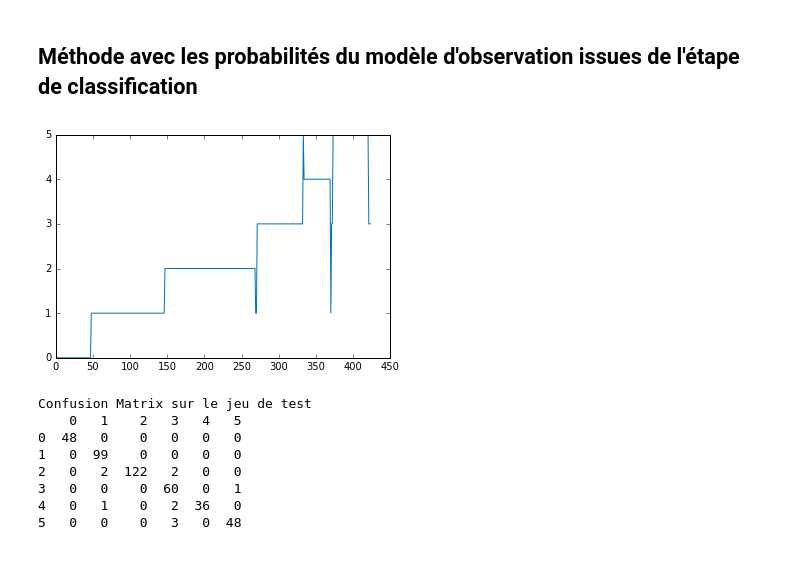
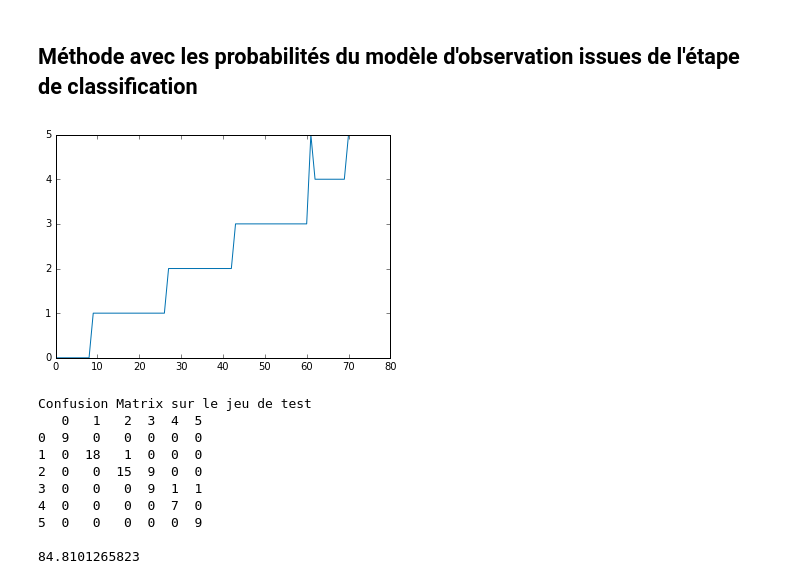
Before and after one commit to Vincent-Robert/Projet-SIGMA, a Jupyter notebook: Script court.ipynb, the cells around one changed output. Cells and saved outputs as stored; diff of their text form; code cells hidden in the pictures.

```diff
--- a/Script court.ipynb
+++ b/Script court.ipynb
@@ -210,7 +210,7 @@ def create_test(test_name, window_length, recouvrement, n):
     test_features[11] = liste_theta_y
 
     test_features = np.transpose(np.array(test_features))
-    test_features = test_features[1 : -1, :]
+    test_features = test_features[ : -1, :]
     return test_features
 # %% [markdown]
 ## Classification
@@ -264,9 +258,9 @@ liste_transitions = [6338, 13822, 18325, 19621, 22352, 25196,
 #[6387, 12431, 26944, 38936, 45825, 47501, 49249, 51276, 53365, ]
 # %%
 train_features, labels_idee = create_train(train_name, window_length, recouvrement, n, liste_labels, liste_transitions)
-classifier1, classifier2, classifier3, pca, scaler = build_model(train_features, labels_idee)
+classifier1, classifier2, pca, scaler = build_model(train_features, labels_idee)
 #classifier, pca, scaler = build_model(train_features, labels_idee)
-prediction_train = actually_predict(classifier1, classifier2, classifier3, train_features, pca, scaler)
+prediction_train = actually_predict(classifier1, classifier2, train_features, pca, scaler)
 #prediction_train = actually_predict(classifier, train_features, pca, scaler)
 print('Prediction sur le train, juste pour voir : ')
 plt.figure()
@@ -288,20 +322,0 @@ plt.show()
-# %%
-# concatenation des tests
-liste_labels = [0, 1, 2, 3, 4, 5]
-y_ideal = np.array([])
-y_pred = np.array([])
-k = 0
-test_liste = ['assis_test.csv', 'debout_test.csv', 'marche_test.csv', 'descenterapide3.csv', 'monte_test.csv', 'courir_test.csv']
-for test_name in test_liste:
-    test_features = create_test(test_name, window_length, recouvrement, n)
-    size = test_features.shape[0]
-    y_ideal = np.concatenate((y_ideal, liste_labels[k]*np.ones(size)))
-    prediction_test = actually_predict(classifier1, classifier2, classifier3, test_features, pca, scaler)
-    y_pred = np.concatenate((y_pred, prediction_test))
-    k = k + 1
-
-plt.figure()
-plt.plot(np.rint(y_pred))
-plt.show()
-print('Confusion Matrix sur le jeu de test')
-print(DataFrame(confusion_matrix(y_ideal, y_pred)))
@@ -501,6 +495,7 @@ plt.show()
 # %% [markdown]
 ## Méthode avec les probabilités du modèle d'observation issues de l'étape de classification
 # %%
+liste_states = [0, 1, 2, 3, 4, 5]
 K = len(liste_states)
 prior = np.ones(K)
 prior = prior/np.sum(prior) # stochastique
@@ -508,10 +503,11 @@ prior = prior/np.sum(prior) # stochastique
 
 # concatenation des tests
 liste_labels = [0, 1, 2, 3, 4, 5]
+
 y_ideal = np.array([])
 features_observation = []
 k = 0
-test_liste = ['assis_test.csv', 'debout_test.csv', 'marche_test.csv', 'descenterapide3.csv', 'monte_test.csv', 'courir_test.csv']
+test_liste = ['assis_test.csv', 'debout_test.csv', 'marche_test.csv', 'descenterapide3.csv', 'monte3.csv', 'courir_test.csv']
 for test_name in test_liste:
     test_features = create_test(test_name, window_length, recouvrement, n)
     size = test_features.shape[0]
@@ -532,42 +528,53 @@ A = (1/20.) * np.array([[10, 10, 0, 0, 0, 0],
                          [2, 10, 6, 1, 1, 0],
                          [0, 4, 10, 1, 1, 4],
                          [0, 2, 1, 10, 0, 7],
                          [0, 2, 1, 0, 10, 7],
                          [0, 3, 5, 1, 1, 10]])
-
 #A = np.ones((6,6))/6.
 z = np.zeros(T)
 for i in liste_states:
     tmp = np.log(prior[i]) + np.log(0.5*classifier1. predict_proba(features_observation[0,:])[0, i] + 0.5*classifier2. predict_proba(features_observation[0,:])[0, i])
     T1[i, 0] = tmp
 for i in range(1, T):
     for j in range(K):
         new_liste = [np.exp(T1[l, i - 1]) * A[l, j] for l in range(K)]
-        tmp = np.log(0.5*classifier1.predict_proba(features_observation[i,:])[0, j] + 0.5*classifier2.predict_proba(features_observation[i,:])[0, j]) + np.log(np.max(new_liste))
+        tmp = np.log(0.5*classifier1.predict_proba(features_observation[i,:])[0, j] + 0.5*classifier2.predict_proba(features_observation[i,:])[0, j] + 0.000001) + np.log(np.max(new_liste))
         T1[j, i] = tmp
         T2[j, i] = np.argmax(new_liste)
+    if np.sum(np.abs(T1[:, i])) > 10:
+        T1[:, i] = T1[:, i]/2.
 z[T - 1] = np.argmax(T1[:, T - 1])
 for i in range(T - 2, -1, -1):
     z[i] = T2[int(z[i + 1]), i + 1]
 
 
 #for i in range(1, T):
 #        print(T1[:, i])
 
 plt.figure()
 plt.plot(z)
 plt.show()
 #print(z)
 
 print('Confusion Matrix sur le jeu de test')
-print(DataFrame(confusion_matrix(y_ideal, z)))
+
+mat = confusion_matrix(y_ideal, z)
+print(DataFrame(mat))
+somme = 0
+for k in range(6):
+    somme = somme + mat[k,k]
+
+print()
+print(100 * somme/len(z))
 # %% [output]
-[figure, old version]
+[figure, new version]
 Confusion Matrix sur le jeu de test
-    0   1    2   3   4   5
-0  48   0    0   0   0   0
-1   0  99    0   0   0   0
-2   0   2  122   2   0   0
-3   0   0    0  60   0   1
-4   0   1    0   2  36   0
-5   0   0    0   3   0  48
+   0   1   2  3  4  5
+0  9   0   0  0  0  0
+1  0  18   1  0  0  0
+2  0   0  15  9  0  0
+3  0   0   0  9  1  1
+4  0   0   0  0  7  0
+5  0   0   0  0  0  9
+
+84.8101265823
```
Also changed, not shown: parts of 10 cells of this notebook.
